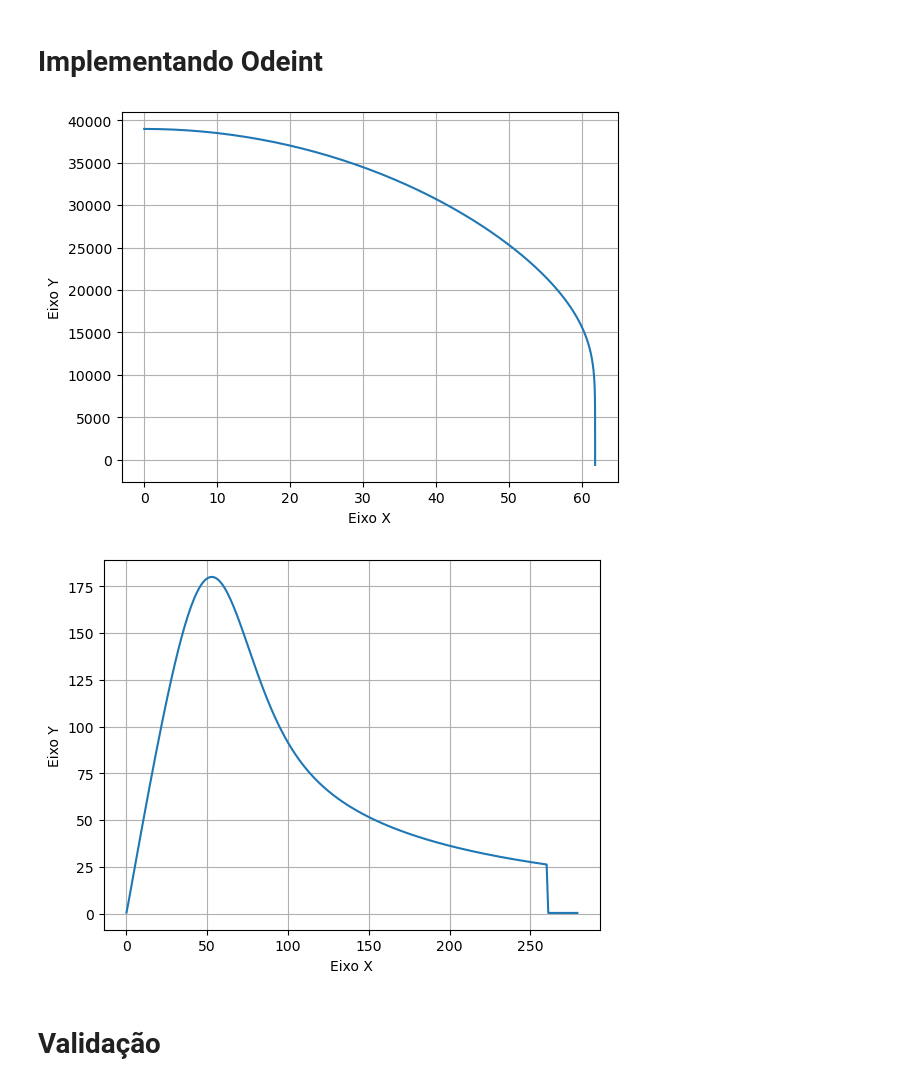
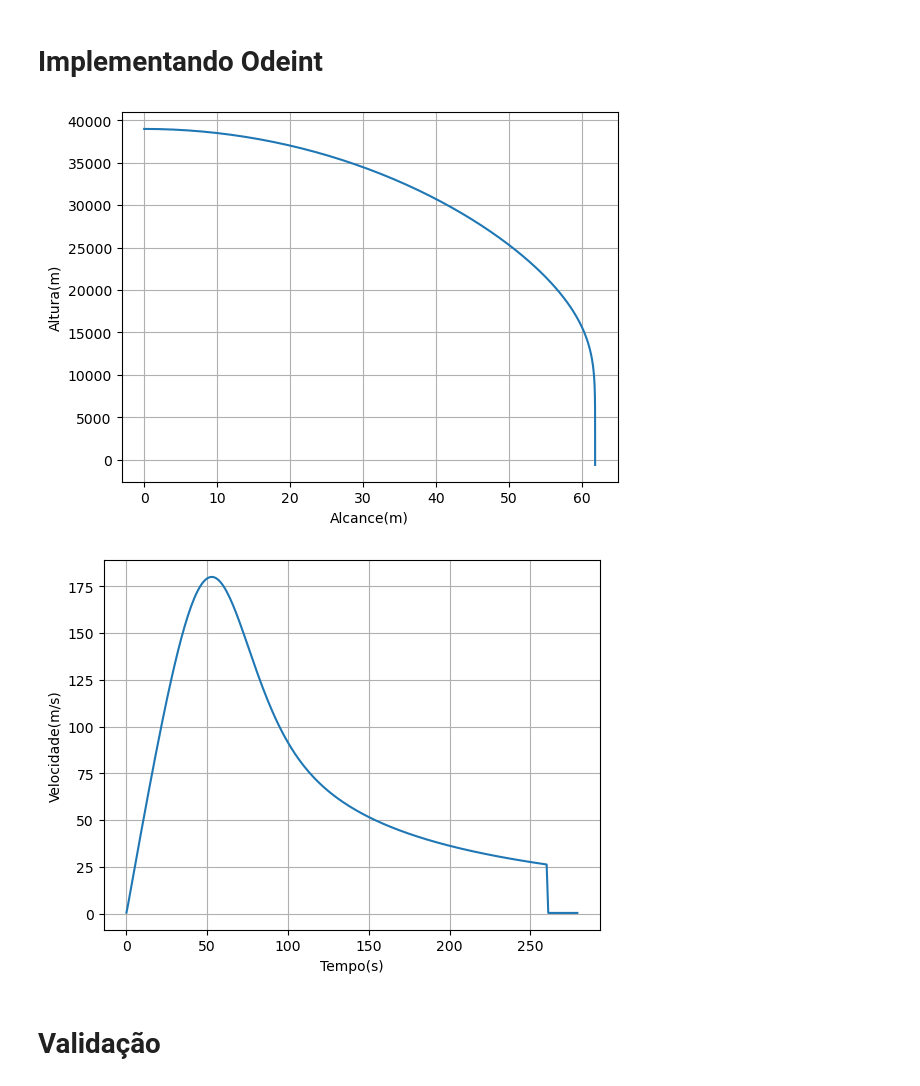
Before and after one commit to FLevn/P3-ModSim-Stratos, a Jupyter notebook: Projeto 3 - Jupyter.ipynb, the cells around one changed output. Cells and saved outputs as stored; diff of their text form; code cells hidden in the pictures.

```diff
--- a/Projeto 3 - Jupyter.ipynb
+++ b/Projeto 3 - Jupyter.ipynb
@@ -95,27 +95,27 @@ def modelo(X, t, vventox, vventoy):
 # %%
 f = odeint(modelo, inicial, lista_t, args=(0,30))
 
 lista_x = f[:,0]
 lista_y = f[:,1]
 
 plt.plot(lista_x, lista_y)
-plt.ylabel('Eixo Y')
-plt.xlabel('Eixo X')
+plt.ylabel('Altura(m)')
+plt.xlabel('Alcance(m)')
 plt.grid()
 plt.show()
 
 vx = f[:,2]
 vy = f[:,3]
 
 lista_v = np.sqrt(vx**2+vy**2)
 plt.plot(lista_t, lista_v/2)
-plt.ylabel('Eixo Y')
-plt.xlabel('Eixo X')
+plt.ylabel('Velocidade(m/s)')
+plt.xlabel('Tempo(s)')
 plt.grid()
 plt.show()
 # %% [output]
-[figure, old version]
+[figure, new version]
-[figure, old version]
+[figure, new version]
 # %% [markdown]
 # Validação
 # %%
```
Also changed, not shown: parts of 3 cells of this notebook.
